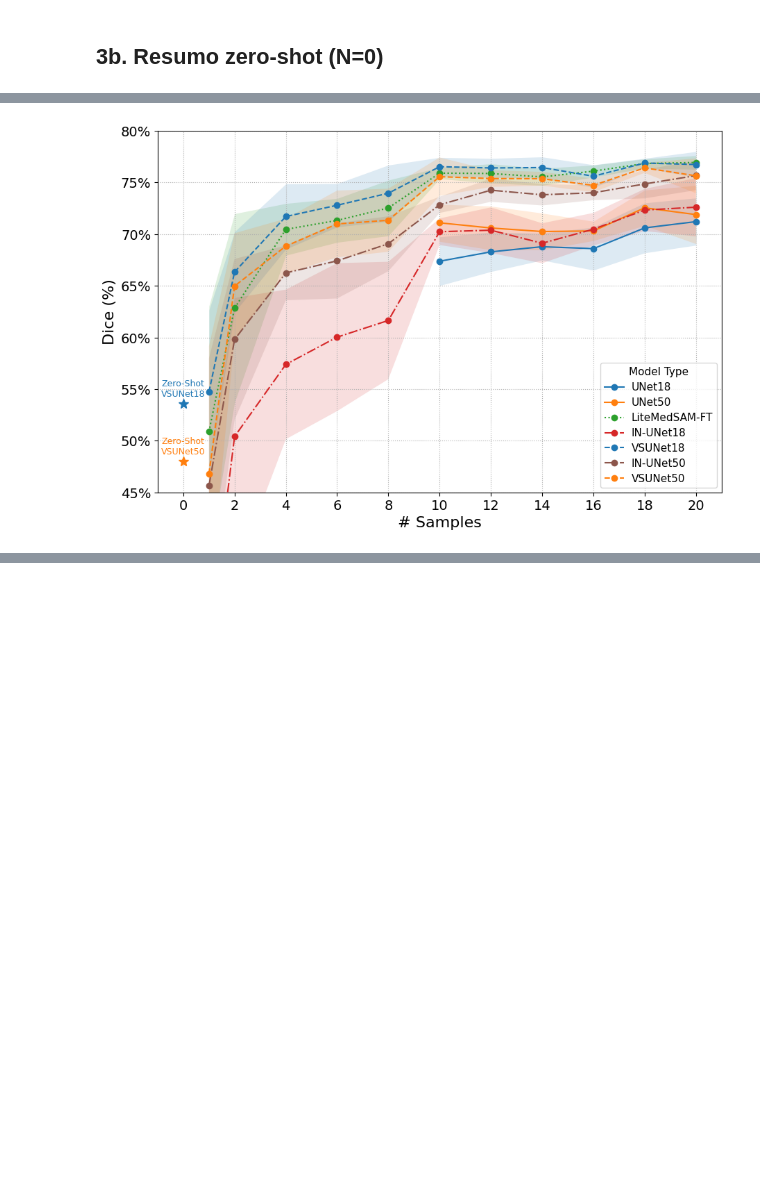
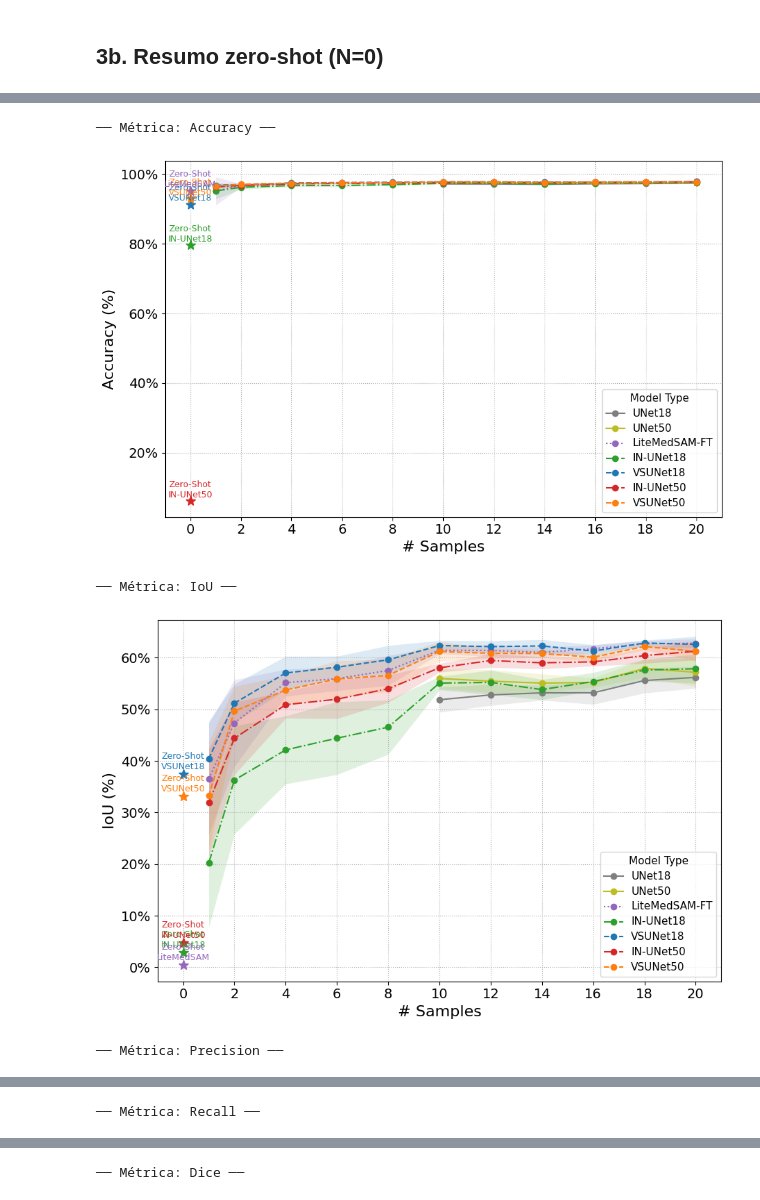
Before and after one commit to galvaowesley/vess-shape-experiments, a Jupyter notebook: 04_evaluation/eval_dca1.ipynb, the cells around one changed output, grey strips where cells are left out. Cells and saved outputs as stored; diff of their text form; code cells hidden in the pictures; blank space fills up the shorter version.

Commit message:
feat(eval): multiple metrics and plotting control

```diff
--- a/04_evaluation/eval_dca1.ipynb
+++ b/04_evaluation/eval_dca1.ipynb
@@ -51,7 +51,9 @@ from utils_eval import (
     save_result_matrices,
     build_summary_table,
     default_line_styles_7way,
+    load_model_palette,
     report_coverage,
+    METRICS,
     RESULTS_DIR,
     FIGURES_DIR,
     ensure_output_dirs,
@@ -59,3 +61,7 @@ from utils_eval import (
 
 ensure_output_dirs()  # cria results/ e figures/ se necessário
 from utils import plot_mean_dice_score
+
+# Paleta padronizada model_type -> cor (model_colors.yaml).
+# Passada como color_map_override em todos os plots para cores consistentes cross-figure.
+PALETTE = load_model_palette()
@@ -185,33 +212,47 @@ else:
 # %%
 line_styles = default_line_styles_7way()
 
-plot_mean_dice_score(
-    df,
-    dataset_name='DCA1',
-    hue='model_type',
-    x_data='num_samples',
-    y_data='Dice',
-    y_limits=(0.45, 0.80),
-    line_styles=line_styles,
-    annotate_zero_shot=True,
-    title='',
-    legend_title='Model Type',
-    xlabel='# Samples',
-    percentage=True,
-    save_path=os.path.join(FIGURES_DIR, 'dca1.svg'),
-    font_sizes={
-        'title': 16,
-        'xlabel': 16,
-        'ylabel': 16,
-        'xaxis': 14,
-        'yaxis': 14,
-        'legend': 11,
-        'zero_shot_annotation': 9,
-        'zero_shot_marker': 10,
-    },
-    figsize=(9, 6),
-    legend_loc='lower right',
-    share_zero_shot_color_with='finetuned',
-)
+# Per-metric y_limits. None -> autoscale. Ajuste por métrica conforme conveniente para o paper.
+Y_LIMITS_BY_METRIC = {
+    'Dice':      (0.45, 0.80),
+    'IoU':       None,
+    'Accuracy':  None,
+    'Precision': None,
+    'Recall':    None,
+    'AUC':       None,
+}
+
+FONT_SIZES = {
+    'title': 16, 'xlabel': 16, 'ylabel': 16,
+    'xaxis': 14, 'yaxis': 14,
+    'legend': 11, 'zero_shot_annotation': 9, 'zero_shot_marker': 10,
+}
+
+for metric in METRICS:
+    print(f'── Métrica: {metric} ──')
+    plot_mean_dice_score(
+        df,
+        dataset_name='DCA1',
+        hue='model_type',
+        x_data='num_samples',
+        y_data=metric,
+        y_limits=Y_LIMITS_BY_METRIC.get(metric),
+        line_styles=line_styles,
+        color_map_override=PALETTE,
+        annotate_zero_shot=True,
+        title='',
+        legend_title='Model Type',
+        xlabel='# Samples',
+        percentage=True,
+        save_path=os.path.join(FIGURES_DIR, f'dca1_{metric.lower()}.svg'),
+        font_sizes=FONT_SIZES,
+        figsize=(9, 6),
+        legend_loc='lower right',
+        share_zero_shot_color_with='finetuned',
+    )
 # %% [output]
+── Métrica: Accuracy ──
-[figure, old version]
+[figure, new version]
+── Métrica: IoU ──
+[figure, added]
+── Métrica: Precision ──
@@ -217,0 +260 @@ plot_mean_dice_score(
+── Métrica: Recall ──
@@ -217,0 +262 @@ plot_mean_dice_score(
+── Métrica: Dice ──
```
Also changed, not shown: parts of 6 cells of this notebook, 7 other files.
